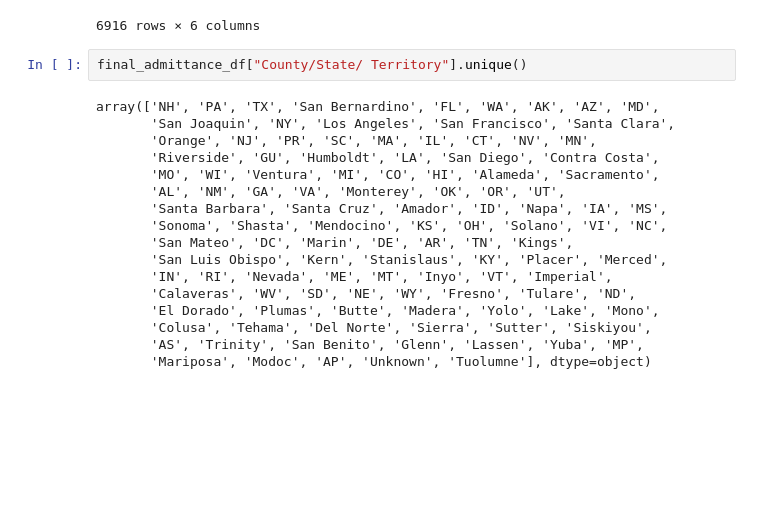
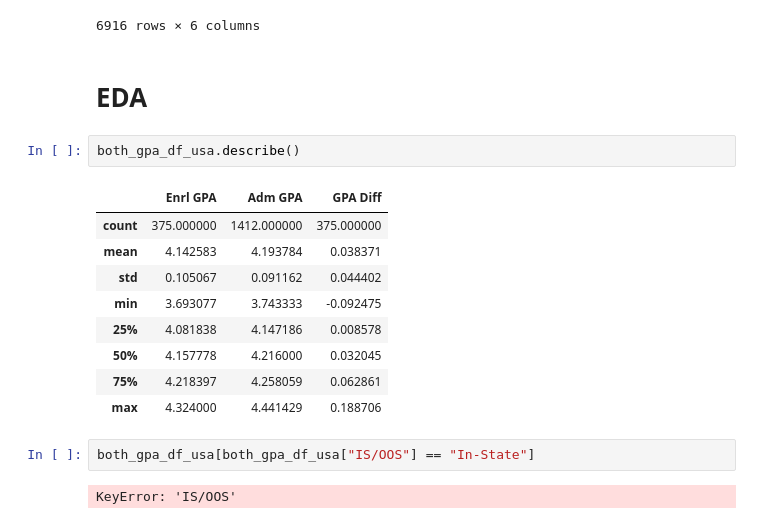
Before and after one commit to DonaldTaggart/math189_project, a Jupyter notebook: math189_project_notes.ipynb, the cells around one changed output. Drawn from its saved outputs; the diff is of its cells as text; blank space fills up the shorter version.

```diff
--- a/math189_project_notes.ipynb
+++ b/math189_project_notes.ipynb
@@ -170,22 +170,21 @@ final_admittance_df
 | YUMA CATHOLIC HIGH SCHOOL | Yuma | AZ | 6.0 | 5.0 | NaN | Out-of-State |
 | ZIONSVILLE COMMUNITY HS | Zionsville | IN | 6.0 | NaN | NaN | Out-of-State |
 6916 rows × 6 columns
-# %%
-final_admittance_df["County/State/ Territory"].unique()
-# %% [output]
-array(['NH', 'PA', 'TX', 'San Bernardino', 'FL', 'WA', 'AK', 'AZ', 'MD',
-       'San Joaquin', 'NY', 'Los Angeles', 'San Francisco', 'Santa Clara',
-       'Orange', 'NJ', 'PR', 'SC', 'MA', 'IL', 'CT', 'NV', 'MN',
-       'Riverside', 'GU', 'Humboldt', 'LA', 'San Diego', 'Contra Costa',
-       'MO', 'WI', 'Ventura', 'MI', 'CO', 'HI', 'Alameda', 'Sacramento',
-       'AL', 'NM', 'GA', 'VA', 'Monterey', 'OK', 'OR', 'UT',
-       'Santa Barbara', 'Santa Cruz', 'Amador', 'ID', 'Napa', 'IA', 'MS',
-       'Sonoma', 'Shasta', 'Mendocino', 'KS', 'OH', 'Solano', 'VI', 'NC',
-       'San Mateo', 'DC', 'Marin', 'DE', 'AR', 'TN', 'Kings',
-       'San Luis Obispo', 'Kern', 'Stanislaus', 'KY', 'Placer', 'Merced',
-       'IN', 'RI', 'Nevada', 'ME', 'MT', 'Inyo', 'VT', 'Imperial',
-       'Calaveras', 'WV', 'SD', 'NE', 'WY', 'Fresno', 'Tulare', 'ND',
-       'El Dorado', 'Plumas', 'Butte', 'Madera', 'Yolo', 'Lake', 'Mono',
-       'Colusa', 'Tehama', 'Del Norte', 'Sierra', 'Sutter', 'Siskiyou',
-       'AS', 'Trinity', 'San Benito', 'Glenn', 'Lassen', 'Yuba', 'MP',
-       'Mariposa', 'Modoc', 'AP', 'Unknown', 'Tuolumne'], dtype=object)
+# %% [markdown]
+# EDA
+# %%
+both_gpa_df_usa.describe()
+# %% [output]
+|  | Enrl GPA | Adm GPA | GPA Diff |
+| count | 375.000000 | 1412.000000 | 375.000000 |
+| mean | 4.142583 | 4.193784 | 0.038371 |
+| std | 0.105067 | 0.091162 | 0.044402 |
+| min | 3.693077 | 3.743333 | -0.092475 |
+| 25% | 4.081838 | 4.147186 | 0.008578 |
+| 50% | 4.157778 | 4.216000 | 0.032045 |
+| 75% | 4.218397 | 4.258059 | 0.062861 |
+| max | 4.324000 | 4.441429 | 0.188706 |
+# %%
+both_gpa_df_usa[both_gpa_df_usa["IS/OOS"] == "In-State"]
+# %% [output]
+KeyError: 'IS/OOS'
```
Also changed, not shown: parts of 4 cells of this notebook.
